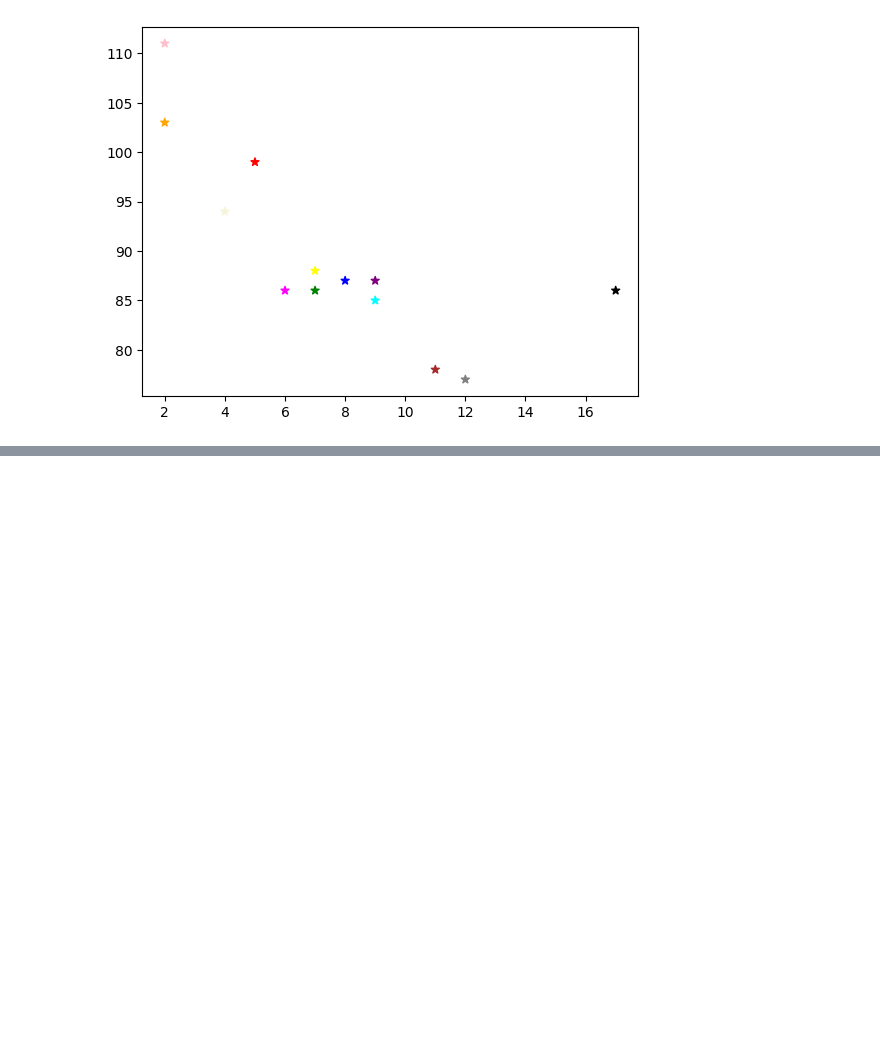
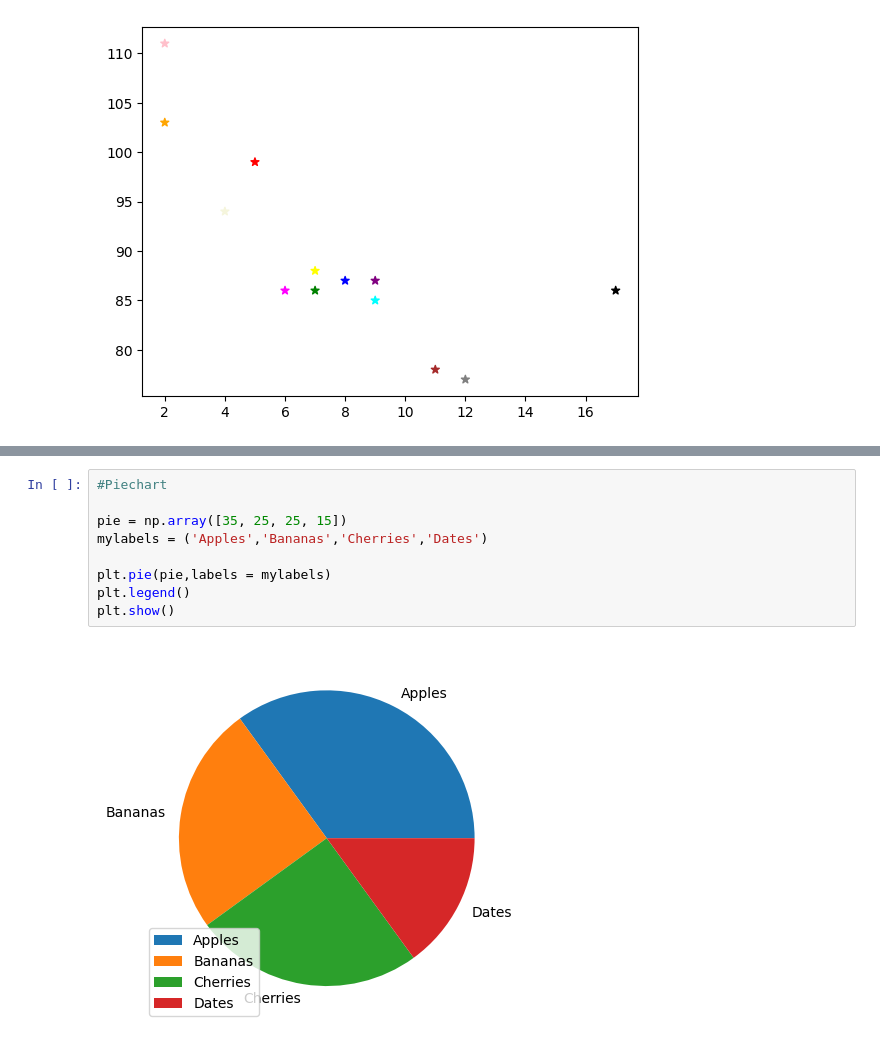
Before and after one commit to ShonenSyntax/college-worksheets, a Jupyter notebook: Exp 1.2.ipynb, the cells around one changed output, grey strips where cells are left out. Saved outputs shown, nothing was run; the diff lists cells and outputs as text; blank space fills up the shorter version.

```diff
--- a/Exp 1.2.ipynb
+++ b/Exp 1.2.ipynb
@@ -232,0 +296,11 @@ plt.scatter(x,y,c = colors, marker = '*')
+# %%
+#Piechart
+
+pie = np.array([35, 25, 25, 15])
+mylabels = ('Apples','Bananas','Cherries','Dates')
+
+plt.pie(pie,labels = mylabels)
+plt.legend()
+plt.show()
+# %% [output]
+[figure, added]
```
Also changed, not shown: parts of 2 cells of this notebook.
